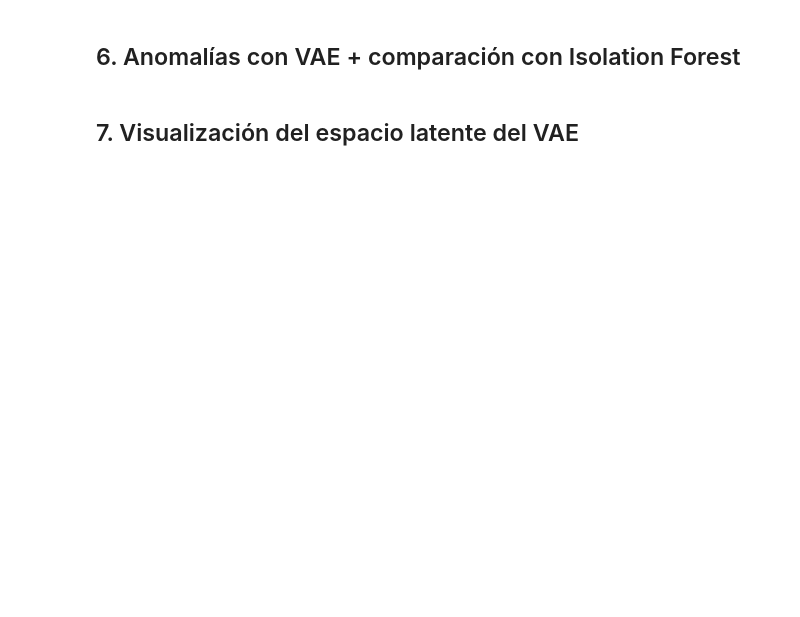
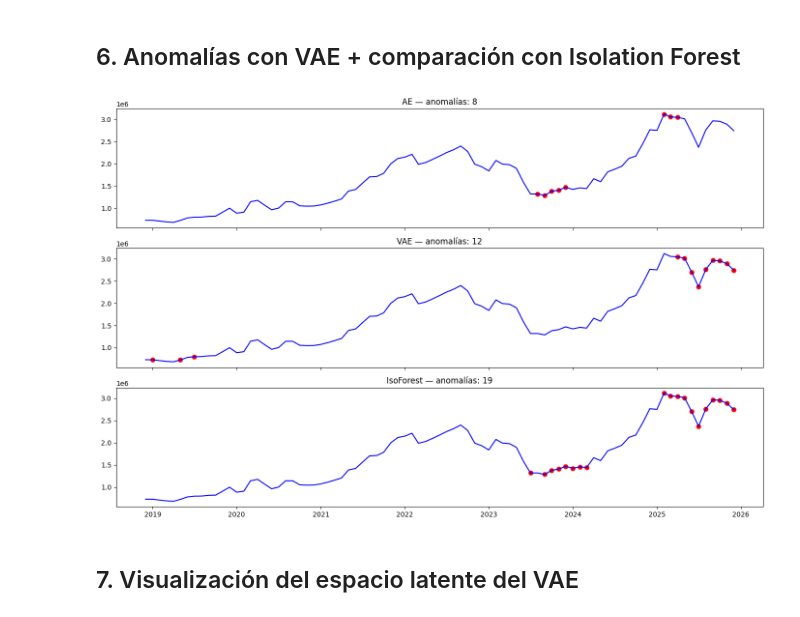
Before and after one commit to y4xulSC/IA_Entrega_Final, a Jupyter notebook: 02_notebooks/NB12_Autoencoder_VAE.ipynb, the cells around one changed output. Drawn from its saved outputs; the diff is of its cells as text; code cells hidden in the pictures; blank space fills up the shorter version.

```diff
--- a/02_notebooks/NB12_Autoencoder_VAE.ipynb
+++ b/02_notebooks/NB12_Autoencoder_VAE.ipynb
@@ -25,7 +189,28 @@ class Sampling(layers.Layer):    def call(self,inputs):        z_mean,z_log_var=
 # %% [markdown]
 ## 6. Anomalías con VAE + comparación con Isolation Forest
 # %%
-rec_vae=vae.predict(ventanas,verbose=0)err_vae=np.mean((ventanas-rec_vae)**2,axis=1)th_vae=np.quantile(err_vae[:n_train],0.95)anom_vae=err_vae>th_vaeiso=IsolationForest(contamination=0.05,random_state=RNG).fit(X_train)anom_iso=iso.predict(ventanas)==-1# Resumen comparativodf_anom=pd.DataFrame({'fecha':serie.fecha[WIN-1:].values,    'precio':serie.precio[WIN-1:].values,    'AE':anom_ae,'VAE':anom_vae,'IsoForest':anom_iso})df_anom.to_csv(DIR_TAB/'NB12_anomalias_metodos.csv',index=False)fig,axs=plt.subplots(3,1,figsize=(14,9),sharex=True)for ax,(label,mask) in zip(axs,[('AE',anom_ae),('VAE',anom_vae),('IsoForest',anom_iso)]):    ax.plot(df_anom.fecha,df_anom.precio,'b-')    ax.scatter(df_anom.fecha[mask],df_anom.precio[mask],color='red',s=40)    ax.set_title(f'{label} — anomalías: {mask.sum()}')plt.tight_layout(); plt.savefig(DIR_FIG/'NB12_comparacion_anomalias.png',dpi=120); plt.show()
+rec_vae=vae.predict(ventanas,verbose=0)
+err_vae=np.mean((ventanas-rec_vae)**2,axis=1)
+th_vae=np.quantile(err_vae[:n_train],0.95)
+anom_vae=err_vae>th_vae
+
+iso=IsolationForest(contamination=0.05,random_state=RNG).fit(X_train)
+anom_iso=iso.predict(ventanas)==-1
+
+# Resumen comparativo
+df_anom=pd.DataFrame({'fecha':serie.fecha[WIN-1:].values,
+    'precio':serie.precio[WIN-1:].values,
+    'AE':anom_ae,'VAE':anom_vae,'IsoForest':anom_iso})
+df_anom.to_csv(DIR_TAB/'NB12_anomalias_metodos.csv',index=False)
+
+fig,axs=plt.subplots(3,1,figsize=(14,9),sharex=True)
+for ax,(label,mask) in zip(axs,[('AE',anom_ae),('VAE',anom_vae),('IsoForest',anom_iso)]):
+    ax.plot(df_anom.fecha,df_anom.precio,'b-')
+    ax.scatter(df_anom.fecha[mask],df_anom.precio[mask],color='red',s=40)
+    ax.set_title(f'{label} — anomalías: {mask.sum()}')
+plt.tight_layout(); plt.savefig(DIR_FIG/'NB12_comparacion_anomalias.png',dpi=120); plt.show()
+# %% [output]
+[figure, added]
 # %% [markdown]
 ## 7. Visualización del espacio latente del VAE
 # %%
```
Also changed, not shown: parts of 11 cells of this notebook, 10 other files.
